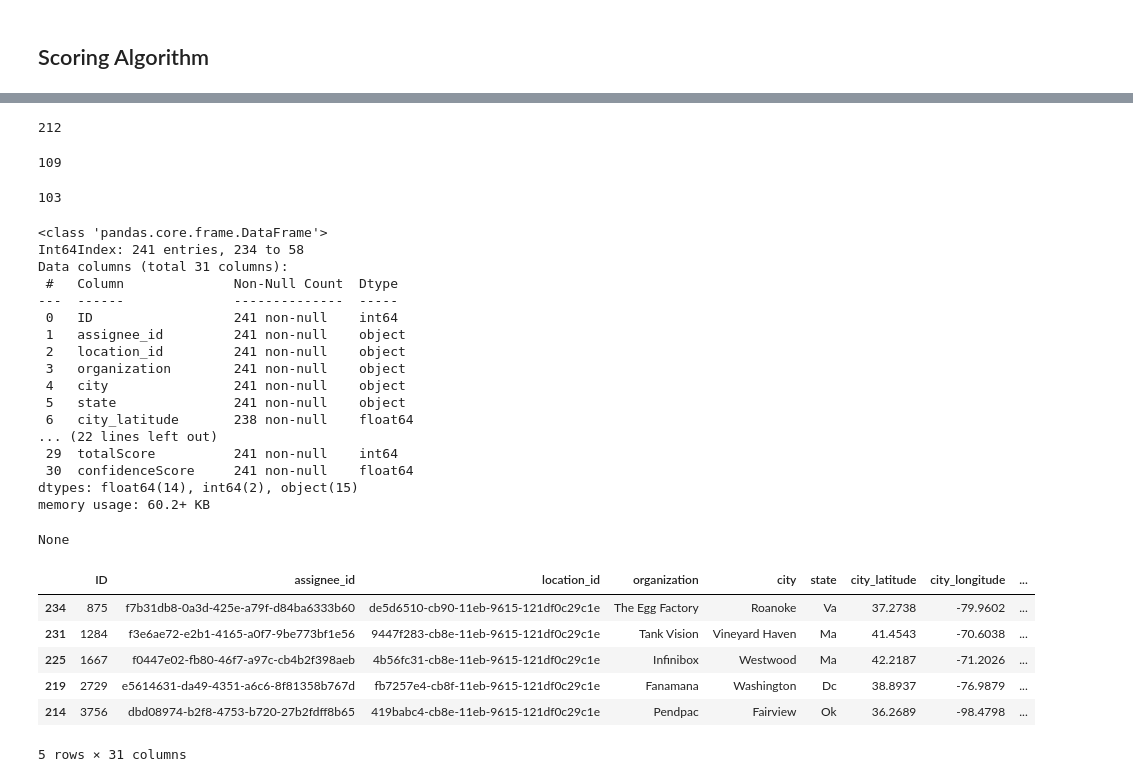
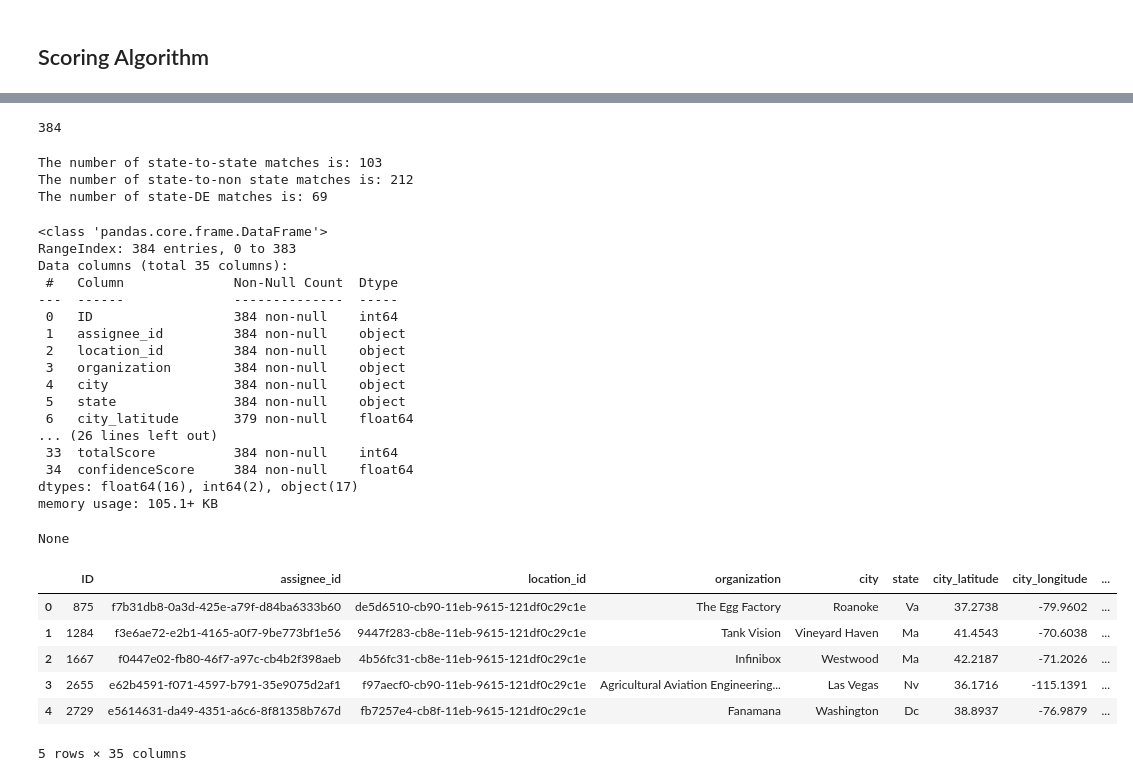
Before and after one commit to jc2568/PatentsView_OC, a Jupyter notebook: Score OpenCorporates Data With No States.ipynb, the cells around one changed output, grey strips where cells are left out. Drawn from its saved outputs; the diff is of its cells as text; code cells hidden in the pictures.

```diff
--- a/Score OpenCorporates Data With No States.ipynb
+++ b/Score OpenCorporates Data With No States.ipynb
@@ -230,5 +261,5 @@ None
 # %%
-OCScoringDF1=OCScoringDF.groupby(by=['assignee_id','organization'],as_index=False)['totalScore'].max()
+OCScoringDF1=OCScoringDF.sort_values(by=['organization','totalScore'],ascending=[True,False]).reset_index(drop=True)
 
 display(OCScoringDF1.info(),OCScoringDF1.head())
 # %% [output]
@@ -252,6 +291,7 @@ None
 # %%
-OCScoringDF1Merge=OCScoringDF1.merge(OCScoringDF,on=['assignee_id','organization','totalScore'],how='inner')
+OCScoringDF2=OCScoringDF1.drop_duplicates(subset=['assignee_id','organization'],
+                                          keep='first').sort_values(by=['ID']).reset_index(drop=True)
 
-display(OCScoringDF1Merge.info(),OCScoringDF1Merge.head())
+display(OCScoringDF2.info(),OCScoringDF2.head())
 # %% [output]
 <class 'pandas.core.frame.DataFrame'>
@@ -313,48 +322,47 @@ None
-# %%
-OCScoringDF1Merge1['assignee_id'].nunique()
-# %% [output]
-212
+# %%
+OCScoringDF2['assignee_id'].nunique()
+# %% [output]
+384
 # %%
-OCScoringDF1Merge1.loc[(OCScoringDF1Merge1['state']==OCScoringDF1Merge1['subJurisCode'])]['assignee_id'].nunique()
+print("The number of state-to-state matches is:",OCScoringDF2['stateMatch'].value_counts().sort_index()[0])
+print("The number of state-to-non state matches is:",OCScoringDF2['stateMatch'].value_counts().sort_index()[1])
+print("The number of state-DE matches is:",OCScoringDF2['stateMatch'].value_counts().sort_index()[2])
 # %% [output]
-109
+The number of state-to-state matches is: 103
+The number of state-to-non state matches is: 212
+The number of state-DE matches is: 69
-# %%
-OCScoringDF1Merge1.loc[(OCScoringDF1Merge1['state']!='De') &
-                       (OCScoringDF1Merge1['subJurisCode']=='De')]['assignee_id'].nunique()
-# %% [output]
-103
 # %%
-OCScoringDF1Merge1['confidenceScore']=((10-1)*((OCScoringDF1Merge1['totalScore']-min(OCScoringDF1Merge1['totalScore']))/
-                                               (max(OCScoringDF1Merge1['totalScore'])-min(OCScoringDF1Merge1['totalScore']))))+1
+OCScoringDF2['confidenceScore']=((10-1)*((OCScoringDF2['totalScore']-min(OCScoringDF2['totalScore']))/
+                                         (max(OCScoringDF2['totalScore'])-min(OCScoringDF2['totalScore']))))+1
 
-OCScoringDF1Merge1['confidenceScore']=[round(num1, 2) for num1 in OCScoringDF1Merge1['confidenceScore']]
+OCScoringDF2['confidenceScore']=[round(num1, 2) for num1 in OCScoringDF2['confidenceScore']]
 
-display(OCScoringDF1Merge1.info(),OCScoringDF1Merge1.head())
+display(OCScoringDF2.info(),OCScoringDF2.head())
 # %% [output]
 <class 'pandas.core.frame.DataFrame'>
-Int64Index: 241 entries, 234 to 58
-Data columns (total 31 columns):
+RangeIndex: 384 entries, 0 to 383
+Data columns (total 35 columns):
  #   Column              Non-Null Count  Dtype
 ---  ------              --------------  -----
- 0   ID                  241 non-null    int64
- 1   assignee_id         241 non-null    object
- 2   location_id         241 non-null    object
- 3   organization        241 non-null    object
- 4   city                241 non-null    object
- 5   state               241 non-null    object
- 6   city_latitude       238 non-null    float64
-... (22 lines left out)
- 29  totalScore          241 non-null    int64
- 30  confidenceScore     241 non-null    float64
-dtypes: float64(14), int64(2), object(15)
-memory usage: 60.2+ KB
+ 0   ID                  384 non-null    int64
+ 1   assignee_id         384 non-null    object
+ 2   location_id         384 non-null    object
+ 3   organization        384 non-null    object
+ 4   city                384 non-null    object
+ 5   state               384 non-null    object
+ 6   city_latitude       379 non-null    float64
+... (26 lines left out)
+ 33  totalScore          384 non-null    int64
+ 34  confidenceScore     384 non-null    float64
+dtypes: float64(16), int64(2), object(17)
+memory usage: 105.1+ KB
 None
 |  | ID | assignee_id | location_id | organization | city | state | city_latitude | city_longitude | ... |
-| 234 | 875 | f7b31db8-0a3d-425e-a79f-d84ba6333b60 | de5d6510-cb90-11eb-9615-121df0c29c1e | The Egg Factory | Roanoke | Va | 37.2738 | -79.9602 | ... |
-| 231 | 1284 | f3e6ae72-e2b1-4165-a0f7-9be773bf1e56 | 9447f283-cb8e-11eb-9615-121df0c29c1e | Tank Vision | Vineyard Haven | Ma | 41.4543 | -70.6038 | ... |
-| 225 | 1667 | f0447e02-fb80-46f7-a97c-cb4b2f398aeb | 4b56fc31-cb8e-11eb-9615-121df0c29c1e | Infinibox | Westwood | Ma | 42.2187 | -71.2026 | ... |
-| 219 | 2729 | e5614631-da49-4351-a6c6-8f81358b767d | fb7257e4-cb8f-11eb-9615-121df0c29c1e | Fanamana | Washington | Dc | 38.8937 | -76.9879 | ... |
-| 214 | 3756 | dbd08974-b2f8-4753-b720-27b2fdff8b65 | 419babc4-cb8e-11eb-9615-121df0c29c1e | Pendpac | Fairview | Ok | 36.2689 | -98.4798 | ... |
+| 0 | 875 | f7b31db8-0a3d-425e-a79f-d84ba6333b60 | de5d6510-cb90-11eb-9615-121df0c29c1e | The Egg Factory | Roanoke | Va | 37.2738 | -79.9602 | ... |
+| 1 | 1284 | f3e6ae72-e2b1-4165-a0f7-9be773bf1e56 | 9447f283-cb8e-11eb-9615-121df0c29c1e | Tank Vision | Vineyard Haven | Ma | 41.4543 | -70.6038 | ... |
+| 2 | 1667 | f0447e02-fb80-46f7-a97c-cb4b2f398aeb | 4b56fc31-cb8e-11eb-9615-121df0c29c1e | Infinibox | Westwood | Ma | 42.2187 | -71.2026 | ... |
+| 3 | 2655 | e62b4591-f071-4597-b791-35e9075d2af1 | f97aecf0-cb90-11eb-9615-121df0c29c1e | Agricultural Aviation Engineering... | Las Vegas | Nv | 36.1716 | -115.1391 | ... |
+| 4 | 2729 | e5614631-da49-4351-a6c6-8f81358b767d | fb7257e4-cb8f-11eb-9615-121df0c29c1e | Fanamana | Washington | Dc | 38.8937 | -76.9879 | ... |
-5 rows × 31 columns
+5 rows × 35 columns
 # %%
 col         = 'confidenceScore'
```
Also changed, not shown: parts of 17 cells of this notebook, 1 other file.
